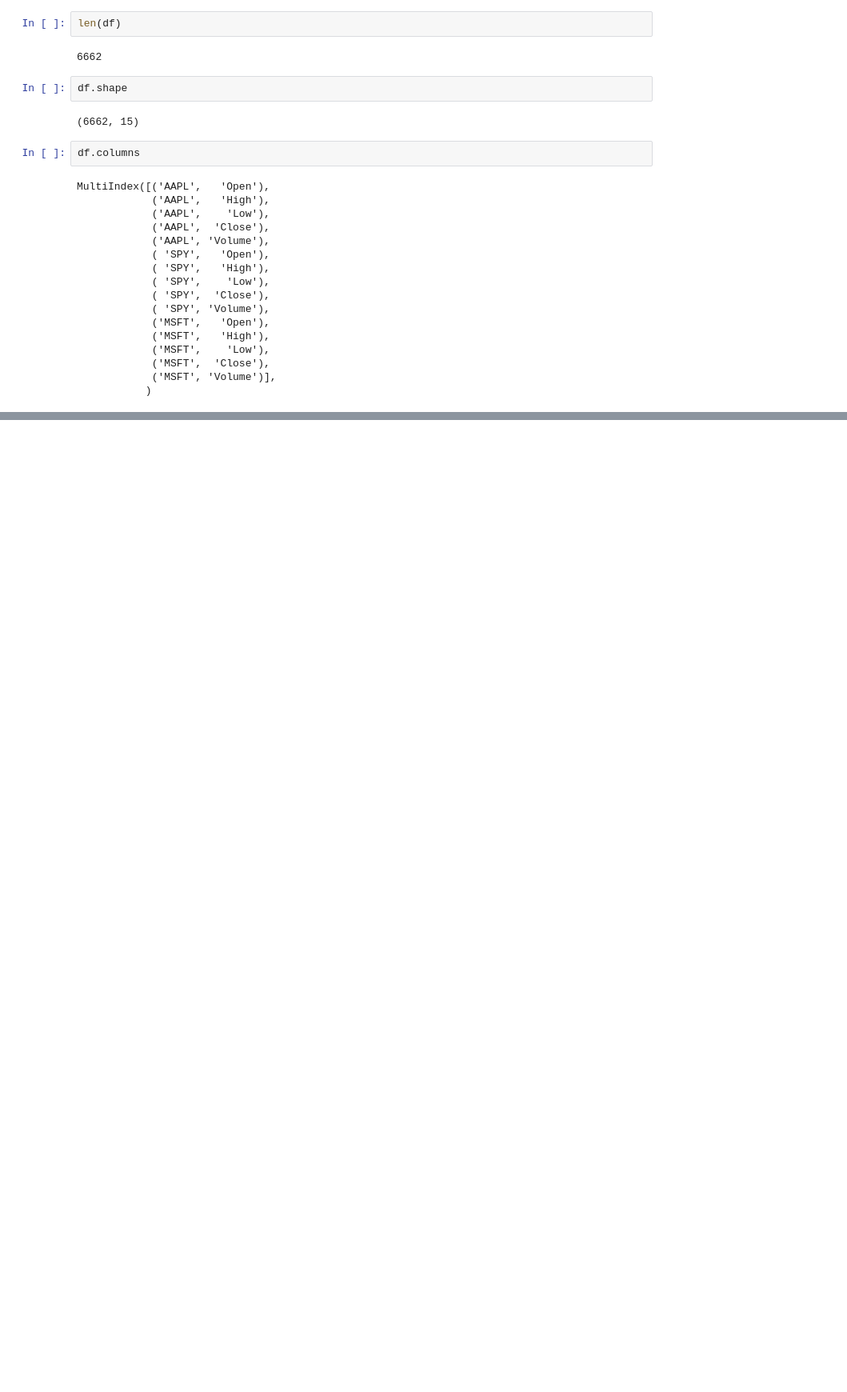
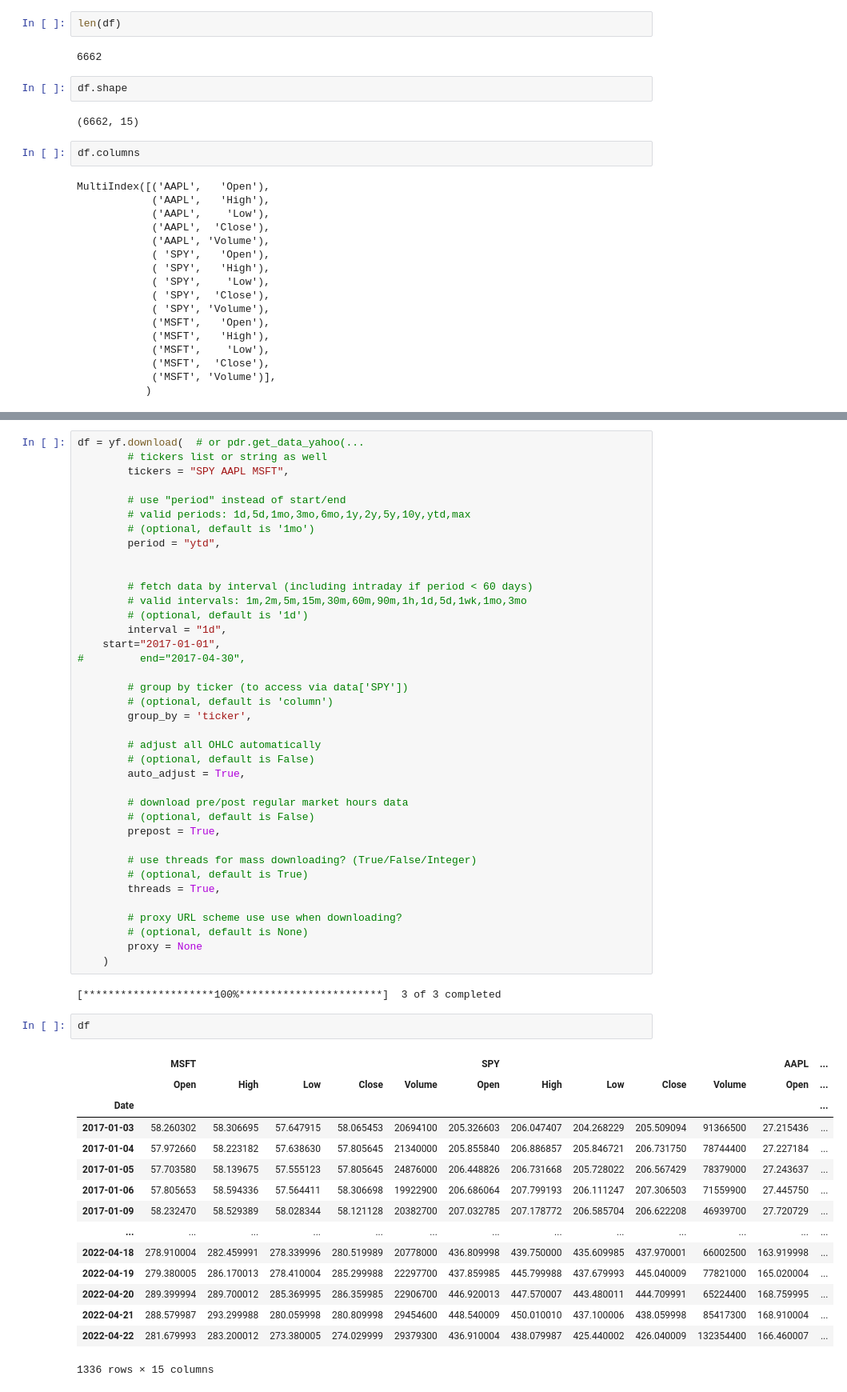
Before and after one commit to minjunp/FAIthing, a Jupyter notebook: tutorials/Yahoo finance.ipynb, the cells around one changed output, grey strips where cells are left out. Shown at 80% size. Drawn from its saved outputs; the diff is of its cells as text; blank space fills up the shorter version.

```diff
--- a/tutorials/Yahoo finance.ipynb
+++ b/tutorials/Yahoo finance.ipynb
@@ -84,0 +294,58 @@ MultiIndex([('AAPL',   'Open'),
+# %%
+df = yf.download(  # or pdr.get_data_yahoo(...
+        # tickers list or string as well
+        tickers = "SPY AAPL MSFT",
+
+        # use "period" instead of start/end
+        # valid periods: 1d,5d,1mo,3mo,6mo,1y,2y,5y,10y,ytd,max
+        # (optional, default is '1mo')
+        period = "ytd",
+
+
+        # fetch data by interval (including intraday if period < 60 days)
+        # valid intervals: 1m,2m,5m,15m,30m,60m,90m,1h,1d,5d,1wk,1mo,3mo
+        # (optional, default is '1d')
+        interval = "1d",
+    start="2017-01-01",
+#         end="2017-04-30",
+
+        # group by ticker (to access via data['SPY'])
+        # (optional, default is 'column')
+        group_by = 'ticker',
+
+        # adjust all OHLC automatically
+        # (optional, default is False)
+        auto_adjust = True,
+
+        # download pre/post regular market hours data
+        # (optional, default is False)
+        prepost = True,
+
+        # use threads for mass downloading? (True/False/Integer)
+        # (optional, default is True)
+        threads = True,
+
+        # proxy URL scheme use use when downloading?
+        # (optional, default is None)
+        proxy = None
+    )
+# %% [output]
+[*********************100%***********************]  3 of 3 completed
+# %%
+df
+# %% [output]
+|  | MSFT |  |  |  |  | SPY |  |  |  |  | AAPL | ... |
+|  | Open | High | Low | Close | Volume | Open | High | Low | Close | Volume | Open | ... |
+| Date |  |  |  |  |  |  |  |  |  |  |  | ... |
+| 2017-01-03 | 58.260302 | 58.306695 | 57.647915 | 58.065453 | 20694100 | 205.326603 | 206.047407 | 204.268229 | 205.509094 | 91366500 | 27.215436 | ... |
+| 2017-01-04 | 57.972660 | 58.223182 | 57.638630 | 57.805645 | 21340000 | 205.855840 | 206.886857 | 205.846721 | 206.731750 | 78744400 | 27.227184 | ... |
+| 2017-01-05 | 57.703580 | 58.139675 | 57.555123 | 57.805645 | 24876000 | 206.448826 | 206.731668 | 205.728022 | 206.567429 | 78379000 | 27.243637 | ... |
+| 2017-01-06 | 57.805653 | 58.594336 | 57.564411 | 58.306698 | 19922900 | 206.686064 | 207.799193 | 206.111247 | 207.306503 | 71559900 | 27.445750 | ... |
+| 2017-01-09 | 58.232470 | 58.529389 | 58.028344 | 58.121128 | 20382700 | 207.032785 | 207.178772 | 206.585704 | 206.622208 | 46939700 | 27.720729 | ... |
+| ... | ... | ... | ... | ... | ... | ... | ... | ... | ... | ... | ... | ... |
+| 2022-04-18 | 278.910004 | 282.459991 | 278.339996 | 280.519989 | 20778000 | 436.809998 | 439.750000 | 435.609985 | 437.970001 | 66002500 | 163.919998 | ... |
+| 2022-04-19 | 279.380005 | 286.170013 | 278.410004 | 285.299988 | 22297700 | 437.859985 | 445.799988 | 437.679993 | 445.040009 | 77821000 | 165.020004 | ... |
+| 2022-04-20 | 289.399994 | 289.700012 | 285.369995 | 286.359985 | 22906700 | 446.920013 | 447.570007 | 443.480011 | 444.709991 | 65224400 | 168.759995 | ... |
+| 2022-04-21 | 288.579987 | 293.299988 | 280.059998 | 280.809998 | 29454600 | 448.540009 | 450.010010 | 437.100006 | 438.059998 | 85417300 | 168.910004 | ... |
+| 2022-04-22 | 281.679993 | 283.200012 | 273.380005 | 274.029999 | 29379300 | 436.910004 | 438.079987 | 425.440002 | 426.040009 | 132354400 | 166.460007 | ... |
+1336 rows × 15 columns
```
Also changed, not shown: parts of 35 cells of this notebook, 1 other file.
